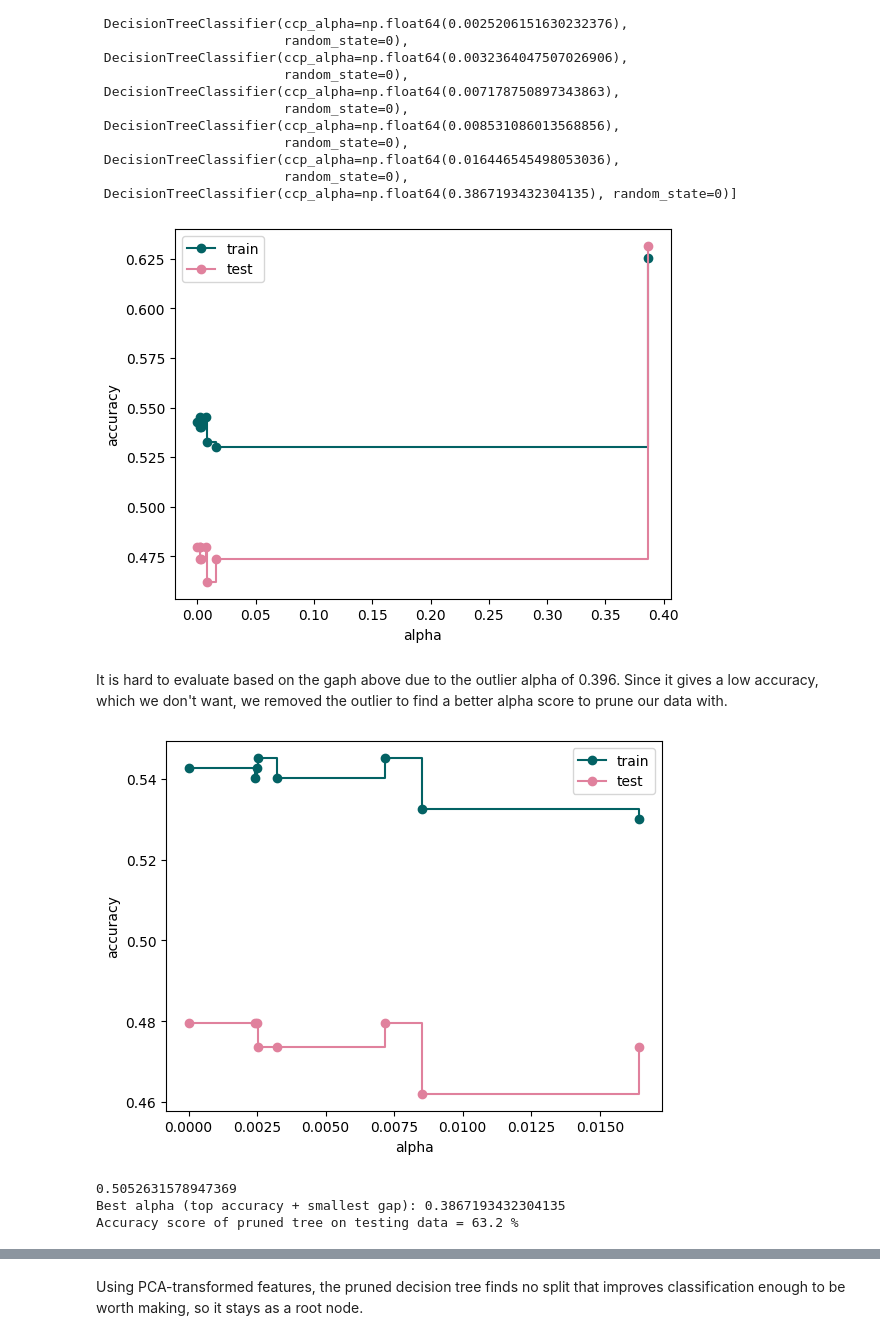
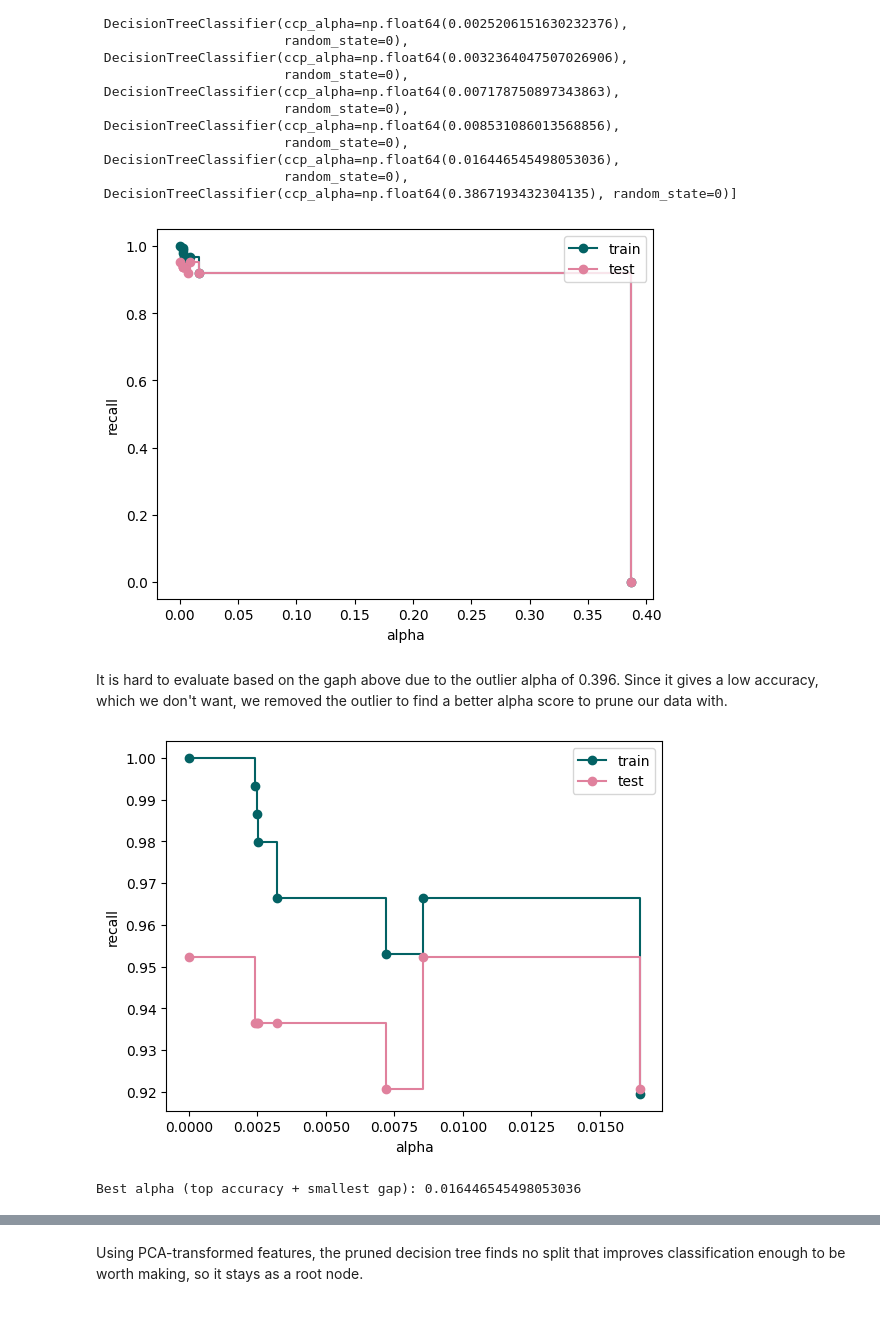
Before and after one commit to smileyfish4/BA305FINALPROJECT, a Jupyter notebook: BA305_Project_PCA.ipynb, the cells around one changed output, grey strips where cells are left out. Cells and saved outputs as stored; diff of their text form; code cells hidden in the pictures.

Commit message:
PT: changed from accuracy to recall

```diff
--- a/BA305_Project_PCA.ipynb
+++ b/BA305_Project_PCA.ipynb
@@ -481,53 +479,49 @@ clfs
                         random_state=0),
  DecisionTreeClassifier(ccp_alpha=np.float64(0.3867193432304135), random_state=0)]
 # %%
-# Plot the tree predictive accuracy as a function of alpha
-train_scores_PT = [accuracy_score(y_train, x.predict(X_train_pca)) for x in clfs]
-test_scores_PT = [accuracy_score(y_test, x.predict(X_test_pca)) for x in clfs]
+# Plot the tree predictive recall as a function of alpha
+test_recalls_PT = [recall_score(y_test_pca, clf.predict(X_test_pca)) for clf in clfs]
+train_recalls_PT = [recall_score(y_train_pca, clf.predict(X_train_pca)) for clf in clfs]
 
 fig, ax = plt.subplots()
 ax.set_xlabel("alpha")
-ax.set_ylabel("accuracy")
-ax.plot(alphas, train_scores_PT, marker="o", label="train", drawstyle="steps-post", color = '#036264')
-ax.plot(alphas, test_scores_PT, marker="o", label="test", drawstyle="steps-post", color = '#e0819d')
+ax.set_ylabel("recall")
+ax.plot(alphas, train_recalls_PT, marker="o", label="train", drawstyle="steps-post", color = '#036264')
+ax.plot(alphas, test_recalls_PT, marker="o", label="test", drawstyle="steps-post", color = '#e0819d')
 ax.legend()
 plt.show()
 # %% [output]
-[figure, old version]
+[figure, new version]
 # %% [markdown]
 It is hard to evaluate based on the gaph above due to the outlier alpha of  0.396. Since it gives a low accuracy, which we don't want, we removed the outlier to find a better alpha score to prune our data with.
 # %%
-# Remove outlier from threshold
-train_scores_threshold = train_scores_PT[:-1]
-test_scores_threshold = test_scores_PT[:-1]
+# Set threshold to remove outlier alpha value
+train_scores_threshold = train_recalls_PT[:-1]
+test_scores_threshold = test_recalls_PT[:-1]
 alphas_threshold = alphas[:-1]
 
 
 fig, ax = plt.subplots()
 ax.set_xlabel("alpha")
-ax.set_ylabel("accuracy")
+ax.set_ylabel("recall")
 ax.plot(alphas_threshold, train_scores_threshold, marker="o", label="train", drawstyle="steps-post", color = '#036264')
 ax.plot(alphas_threshold, test_scores_threshold, marker="o", label="test", drawstyle="steps-post", color = '#e0819d')
 ax.legend()
 plt.show()
 # %% [output]
-[figure, old version]
+[figure, new version]
 # %%
 # Set threshold to keep top 80% of test accuracy
-threshold = max(test_scores_PT) * 0.8
-print(threshold)
-filtered_indices = [i for i in range(len(test_scores_PT)) if test_scores_PT[i] >= threshold]
+threshold = max(test_recalls_PT) * 0.8
+filtered_indices = [i for i in range(len(test_recalls_PT)) if test_recalls_PT[i] >= threshold]
 
 # Among those, find the one with the smallest gap between testing and training data
-best_index = min(filtered_indices, key=lambda i: abs(train_scores_PT[i] - test_scores_PT[i]))
+best_index = min(filtered_indices, key=lambda i: abs(train_recalls_PT[i] - test_recalls_PT[i]))
 best_alpha = alphas[best_index]
 
 print(f"Best alpha (top accuracy + smallest gap): {best_alpha}")
-print('Accuracy score of pruned tree on testing data =', round(test_scores_PT[best_index]*100,1), '%')
 # %% [output]
-0.5052631578947369
-Best alpha (top accuracy + smallest gap): 0.3867193432304135
-Accuracy score of pruned tree on testing data = 63.2 %
+Best alpha (top accuracy + smallest gap): 0.016446545498053036
 # %%
 pruned_clf = DecisionTreeClassifier(random_state=0, ccp_alpha=best_alpha)
 pruned_clf.fit(X_train_pca, y_train_pca)
```
Also changed, not shown: parts of 14 cells of this notebook.
